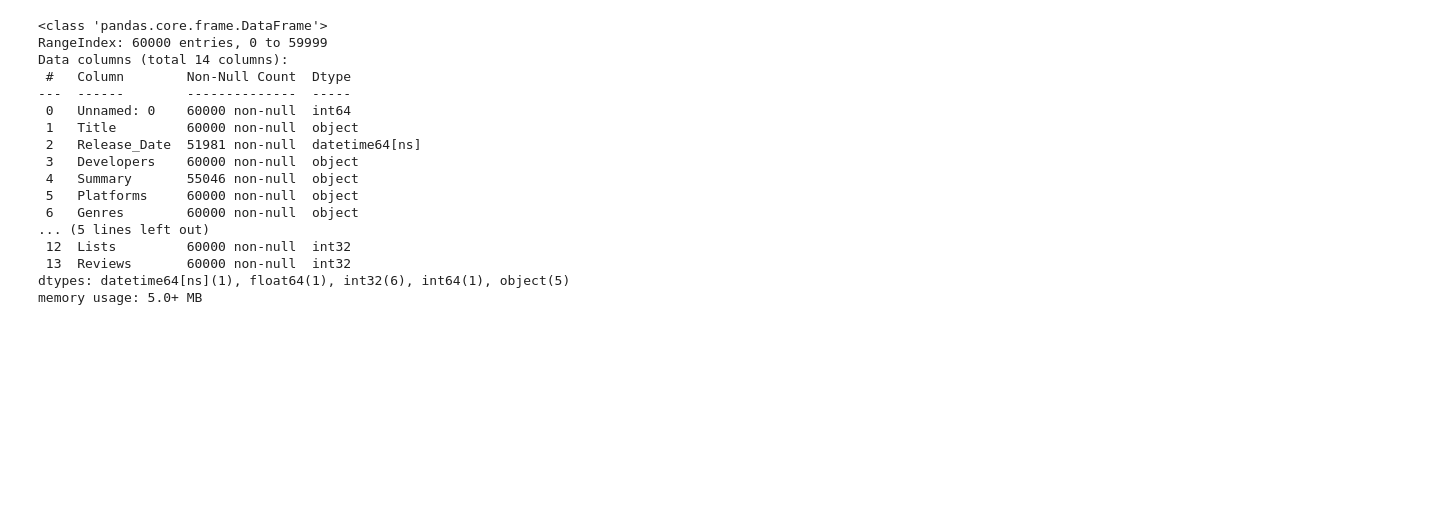
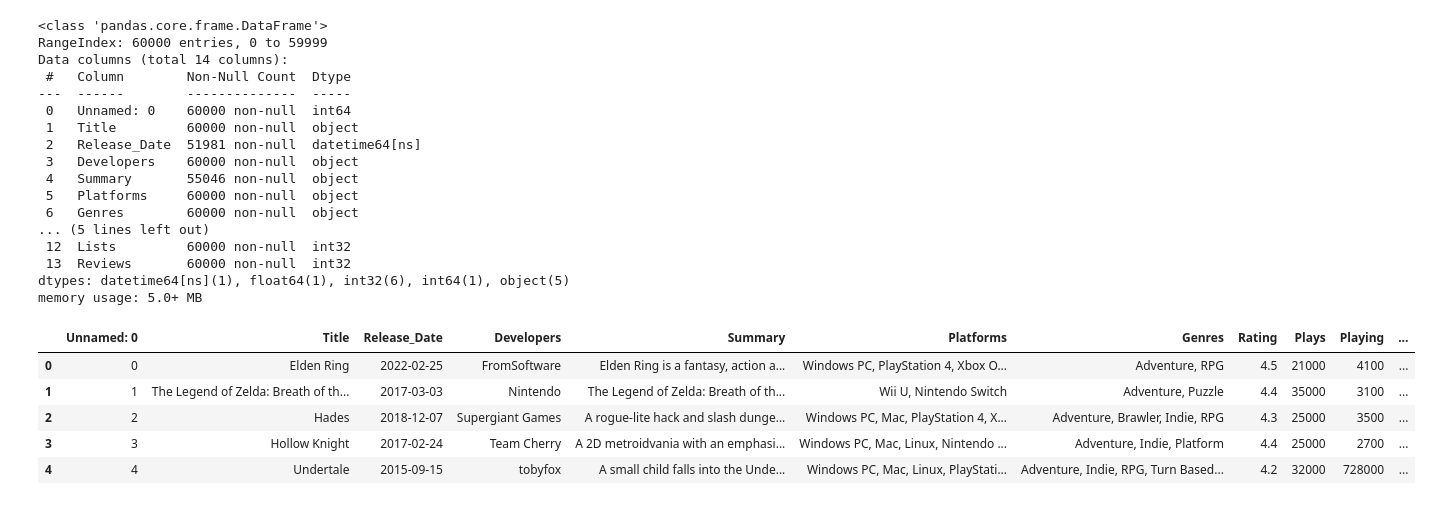
Before and after one commit to MasonNDeJesus/project_1_group_09, a Jupyter notebook: data_cleaning.ipynb, the cells around one changed output. Saved outputs shown, nothing was run; the diff lists cells and outputs as text; code cells hidden in the pictures; blank space fills up the shorter version.

```diff
--- a/data_cleaning.ipynb
+++ b/data_cleaning.ipynb
@@ -193,3 +193,18 @@ Data columns (total 14 columns):
  13  Reviews       60000 non-null  int32
 dtypes: datetime64[ns](1), float64(1), int32(6), int64(1), object(5)
 memory usage: 5.0+ MB
+# %%
+game_df["Platforms"] = game_df["Platforms"].str.replace("]", "")
+game_df["Platforms"] = game_df["Platforms"].str.replace("[", "")
+game_df["Platforms"] = game_df["Platforms"].str.replace("'", "")
+game_df["Genres"] = game_df["Genres"].str.replace("'", "")
+game_df["Genres"] = game_df["Genres"].str.replace("[", "")
+game_df["Genres"] = game_df["Genres"].str.replace("]", "")
+game_df.head()
+# %% [output]
+|  | Unnamed: 0 | Title | Release_Date | Developers | Summary | Platforms | Genres | Rating | Plays | Playing | ... |
+| 0 | 0 | Elden Ring | 2022-02-25 | FromSoftware | Elden Ring is a fantasy, action a... | Windows PC, PlayStation 4, Xbox O... | Adventure, RPG | 4.5 | 21000 | 4100 | ... |
+| 1 | 1 | The Legend of Zelda: Breath of th... | 2017-03-03 | Nintendo | The Legend of Zelda: Breath of th... | Wii U, Nintendo Switch | Adventure, Puzzle | 4.4 | 35000 | 3100 | ... |
+| 2 | 2 | Hades | 2018-12-07 | Supergiant Games | A rogue-lite hack and slash dunge... | Windows PC, Mac, PlayStation 4, X... | Adventure, Brawler, Indie, RPG | 4.3 | 25000 | 3500 | ... |
+| 3 | 3 | Hollow Knight | 2017-02-24 | Team Cherry | A 2D metroidvania with an emphasi... | Windows PC, Mac, Linux, Nintendo ... | Adventure, Indie, Platform | 4.4 | 25000 | 2700 | ... |
+| 4 | 4 | Undertale | 2015-09-15 | tobyfox | A small child falls into the Unde... | Windows PC, Mac, Linux, PlayStati... | Adventure, Indie, RPG, Turn Based... | 4.2 | 32000 | 728000 | ... |
```
